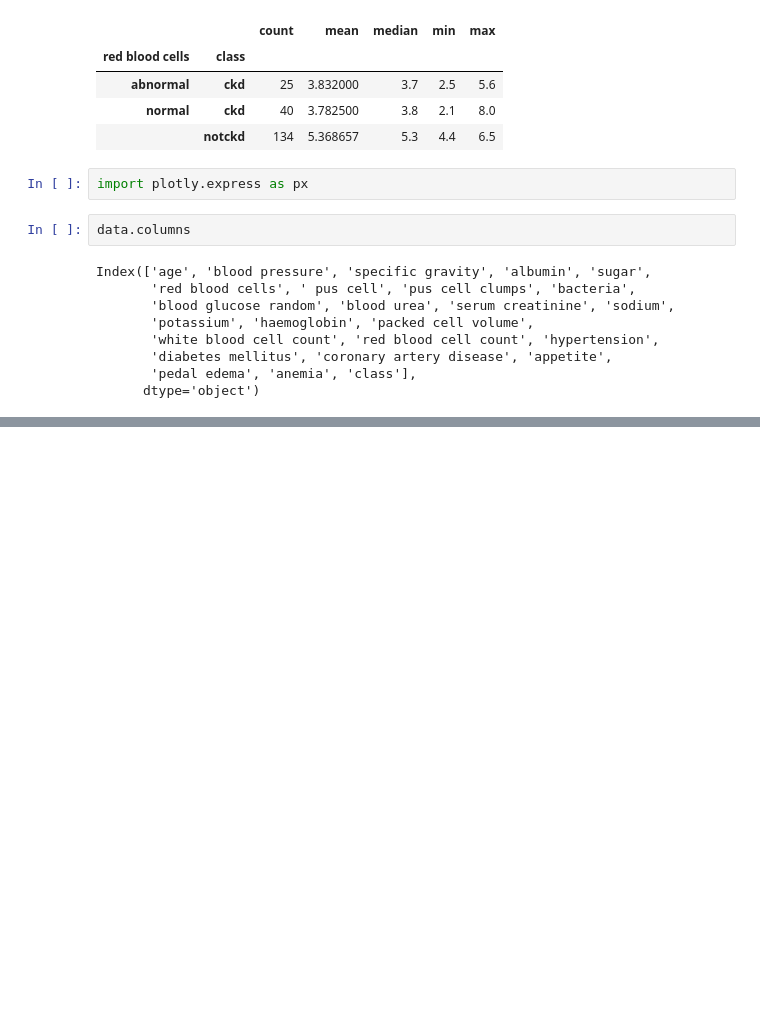
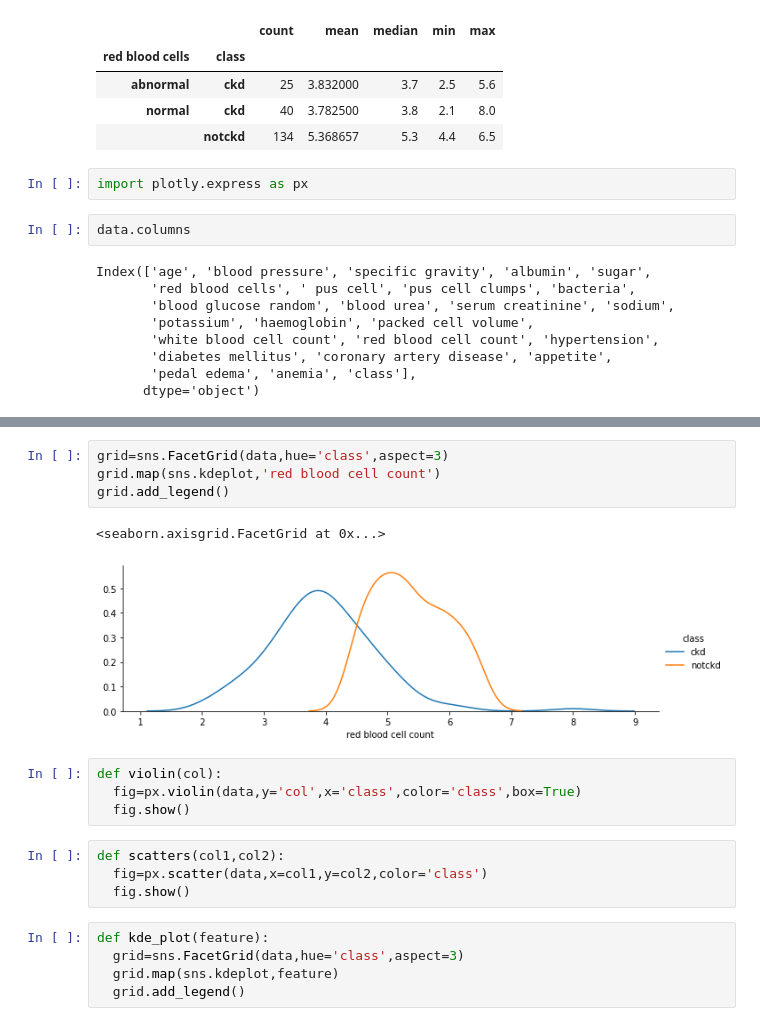
Before and after one commit to Ankit7557/ML_Kidney_Disease, a Jupyter notebook: Kidney_Disease.ipynb, the cells around one changed output, grey strips where cells are left out. Drawn from its saved outputs; the diff is of its cells as text; blank space fills up the shorter version.

Commit message:
intro to graphs

```diff
--- a/Kidney_Disease.ipynb
+++ b/Kidney_Disease.ipynb
@@ -302,0 +326,20 @@ px.violin(data,y='red blood cell count',x='class',color='class')
+# %%
+grid=sns.FacetGrid(data,hue='class',aspect=3)
+grid.map(sns.kdeplot,'red blood cell count')
+grid.add_legend()
+# %% [output]
+<seaborn.axisgrid.FacetGrid at 0x...>
+[figure, added]
+# %%
+def violin(col):
+  fig=px.violin(data,y='col',x='class',color='class',box=True)
+  fig.show()
+# %%
+def scatters(col1,col2):
+  fig=px.scatter(data,x=col1,y=col2,color='class')
+  fig.show()
+# %%
+def kde_plot(feature):
+  grid=sns.FacetGrid(data,hue='class',aspect=3)
+  grid.map(sns.kdeplot,feature)
+  grid.add_legend()
```
Also changed, not shown: parts of 4 cells of this notebook.
